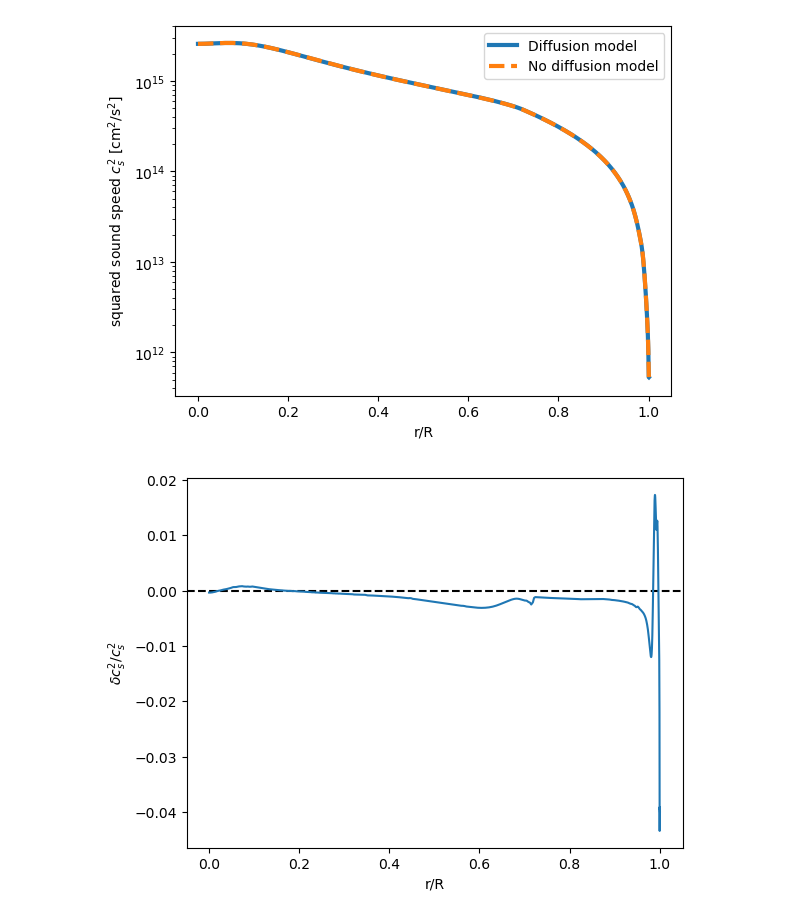
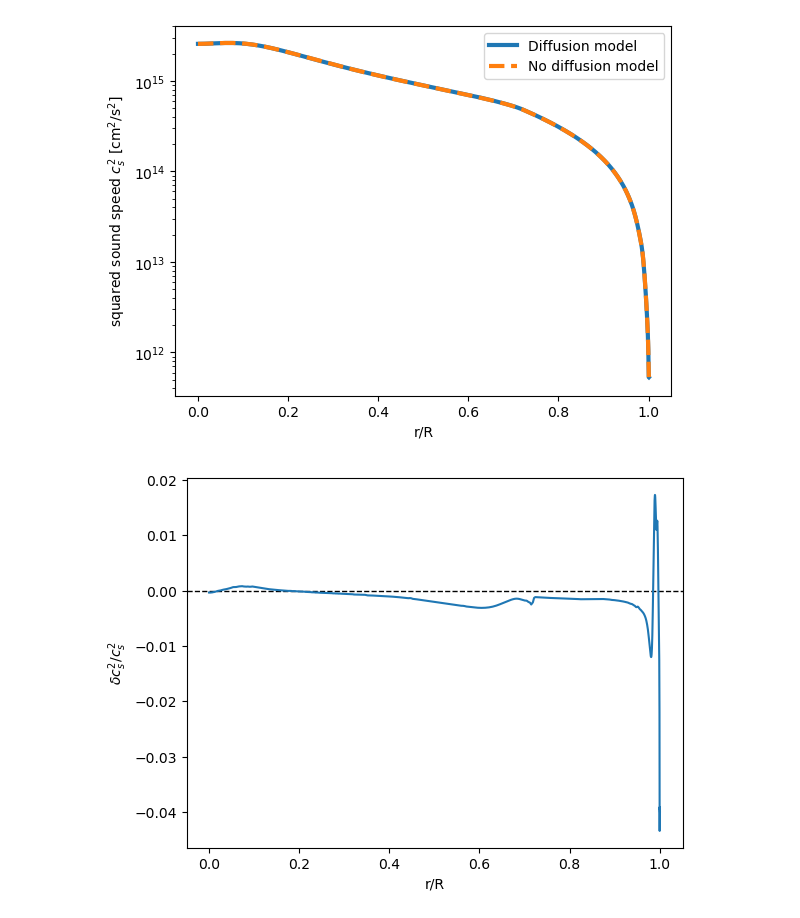
Before and after one commit to earlbellinger/pinnverse, a Jupyter notebook: pinnverse.ipynb, the cells around one changed output. Saved outputs shown, nothing was run; the diff lists cells and outputs as text; code cells hidden in the pictures.

```diff
--- a/pinnverse.ipynb
+++ b/pinnverse.ipynb
@@ -170,14 +170,14 @@ plt.show()
 # %%
 # differences in internal sound speed profile between the two models
 # they are at the ~1% level
 
 x = model1.x
 m1_cs = model1.cs2_(x)
 m2_cs = model2.cs2_(x)
-plt.axhline(0, ls='--', c='k')
+plt.axhline(0, ls='--', c='k', lw=1)
 plt.plot(x, (m2_cs-m1_cs)/m1_cs)
 plt.xlabel('r/R')
 plt.ylabel(r'$\delta c_s^2/c_s^2$')
 plt.show()
 # %% [output]
-[figure, old version]
+[figure, new version]
```
Also changed, not shown: parts of 2 cells of this notebook.
